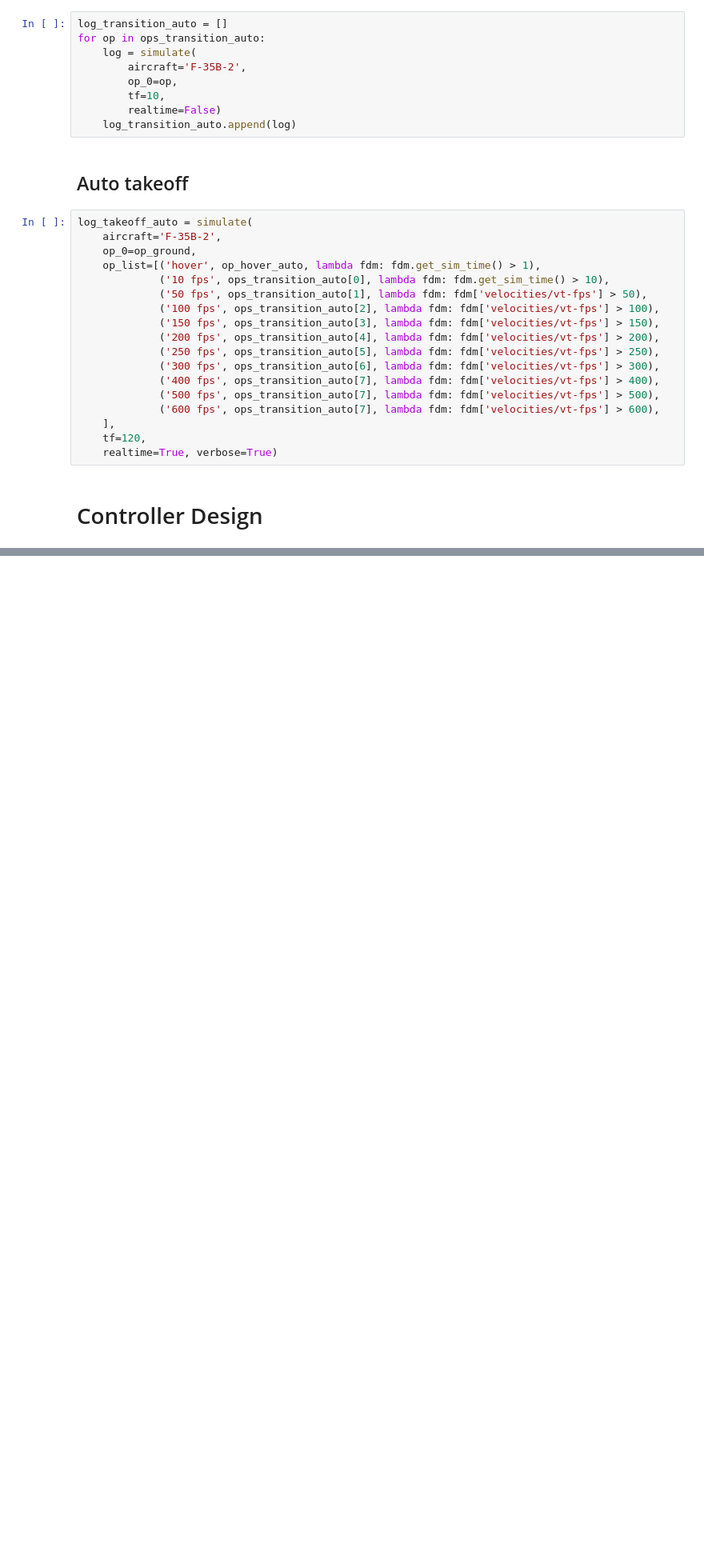
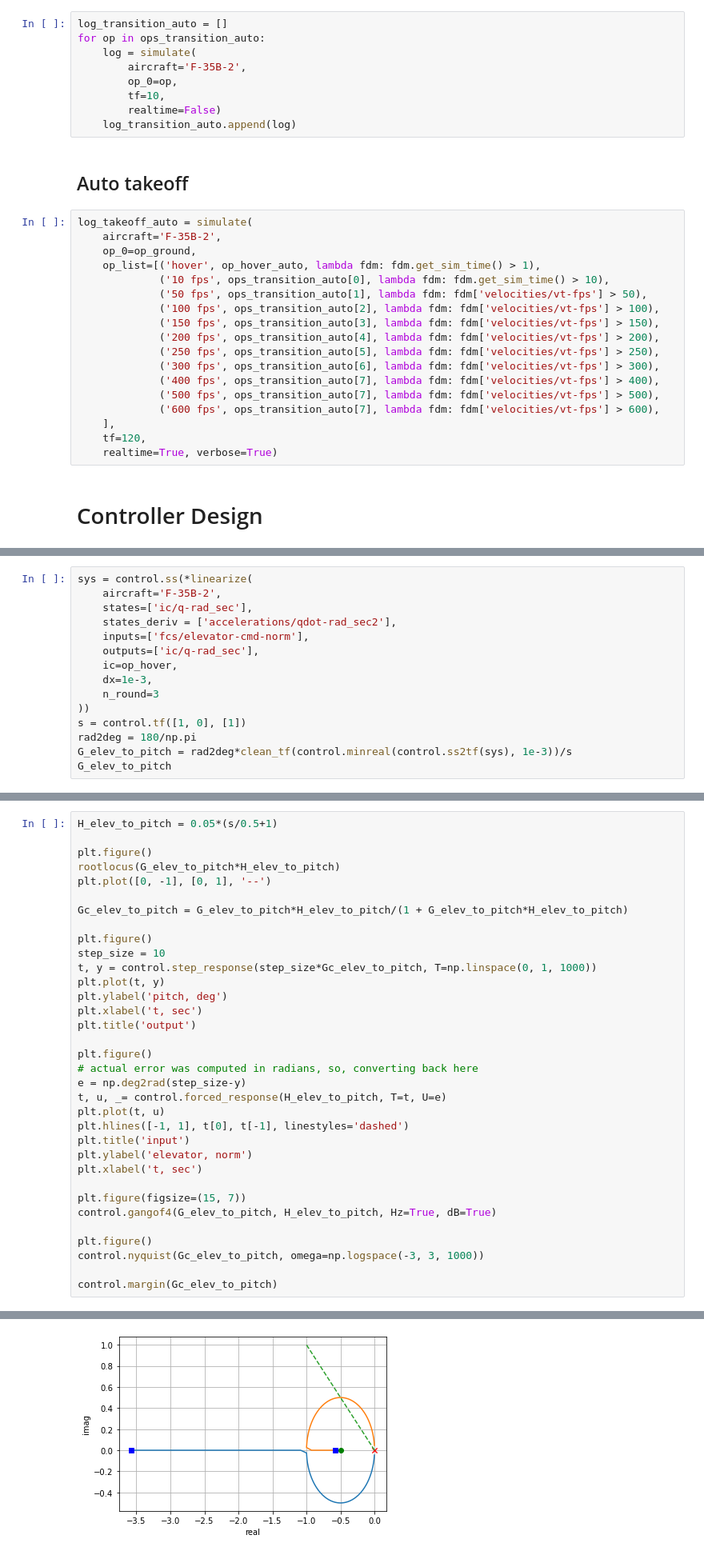
Before and after one commit to smallpondtom/aae451-notebook, a Jupyter notebook: 6-Simulation/Trim.ipynb, the cells around one changed output, grey strips where cells are left out. Shown: that part at 80% size. Drawn from its saved outputs; the diff is of its cells as text; blank space fills up the shorter version.

```diff
--- a/6-Simulation/Trim.ipynb
+++ b/6-Simulation/Trim.ipynb
@@ -654,0 +661,15 @@ log_takeoff_auto = simulate(
+# %%
+sys = control.ss(*linearize(
+    aircraft='F-35B-2',
+    states=['ic/q-rad_sec'],
+    states_deriv = ['accelerations/qdot-rad_sec2'],
+    inputs=['fcs/elevator-cmd-norm'],
+    outputs=['ic/q-rad_sec'],
+    ic=op_hover,
+    dx=1e-3,
+    n_round=3
+))
+s = control.tf([1, 0], [1])
+rad2deg = 180/np.pi
+G_elev_to_pitch = rad2deg*clean_tf(control.minreal(control.ss2tf(sys), 1e-3))/s
+G_elev_to_pitch
@@ -654,0 +679,35 @@ log_takeoff_auto = simulate(
+# %%
+H_elev_to_pitch = 0.05*(s/0.5+1)
+
+plt.figure()
+rootlocus(G_elev_to_pitch*H_elev_to_pitch)
+plt.plot([0, -1], [0, 1], '--')
+
+Gc_elev_to_pitch = G_elev_to_pitch*H_elev_to_pitch/(1 + G_elev_to_pitch*H_elev_to_pitch)
+
+plt.figure()
+step_size = 10
+t, y = control.step_response(step_size*Gc_elev_to_pitch, T=np.linspace(0, 1, 1000))
+plt.plot(t, y)
+plt.ylabel('pitch, deg')
+plt.xlabel('t, sec')
+plt.title('output')
+
+plt.figure()
+# actual error was computed in radians, so, converting back here
+e = np.deg2rad(step_size-y)
+t, u, _= control.forced_response(H_elev_to_pitch, T=t, U=e)
+plt.plot(t, u)
+plt.hlines([-1, 1], t[0], t[-1], linestyles='dashed')
+plt.title('input')
+plt.ylabel('elevator, norm')
+plt.xlabel('t, sec')
+
+plt.figure(figsize=(15, 7))
+control.gangof4(G_elev_to_pitch, H_elev_to_pitch, Hz=True, dB=True)
+
+plt.figure()
+control.nyquist(Gc_elev_to_pitch, omega=np.logspace(-3, 3, 1000))
+
+control.margin(Gc_elev_to_pitch)
+# %% [output]
@@ -654,0 +715 @@ log_takeoff_auto = simulate(
+[figure, added]
```
Also changed, not shown: parts of 12 cells of this notebook.
